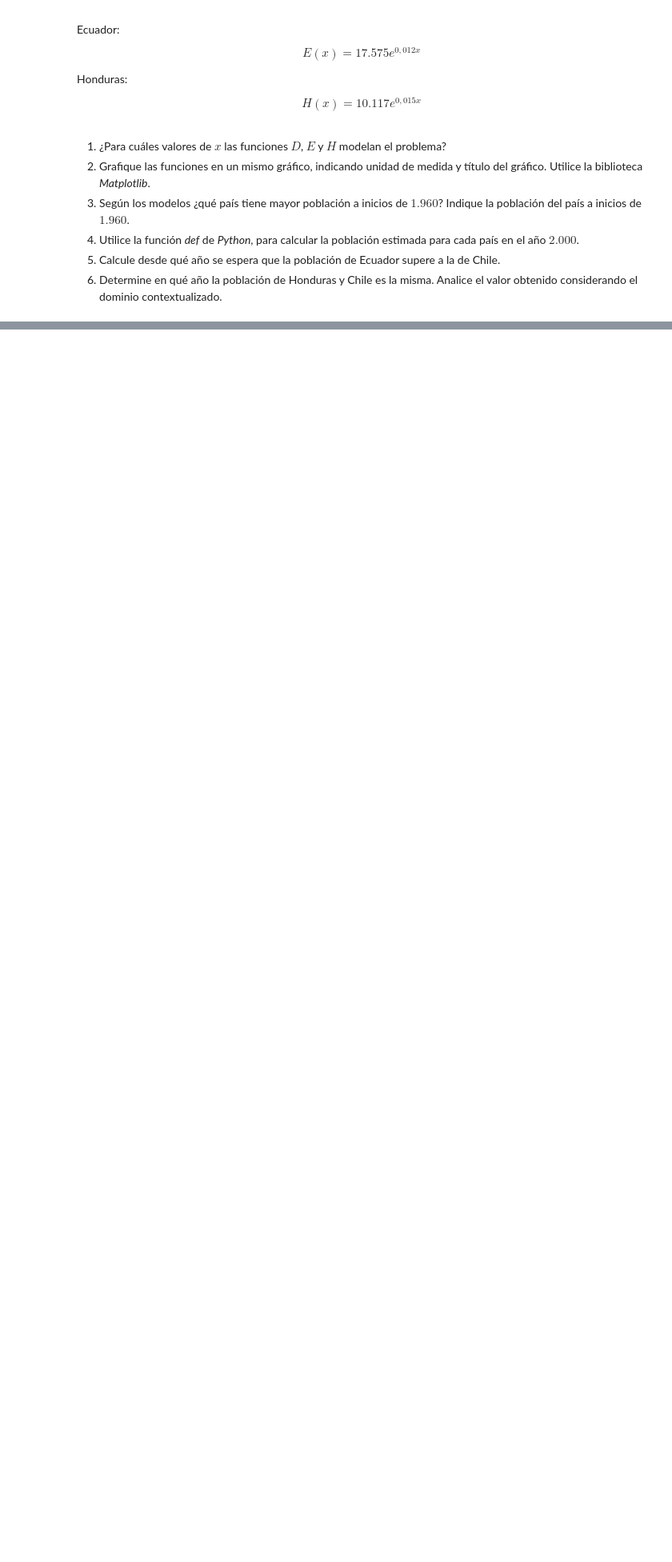
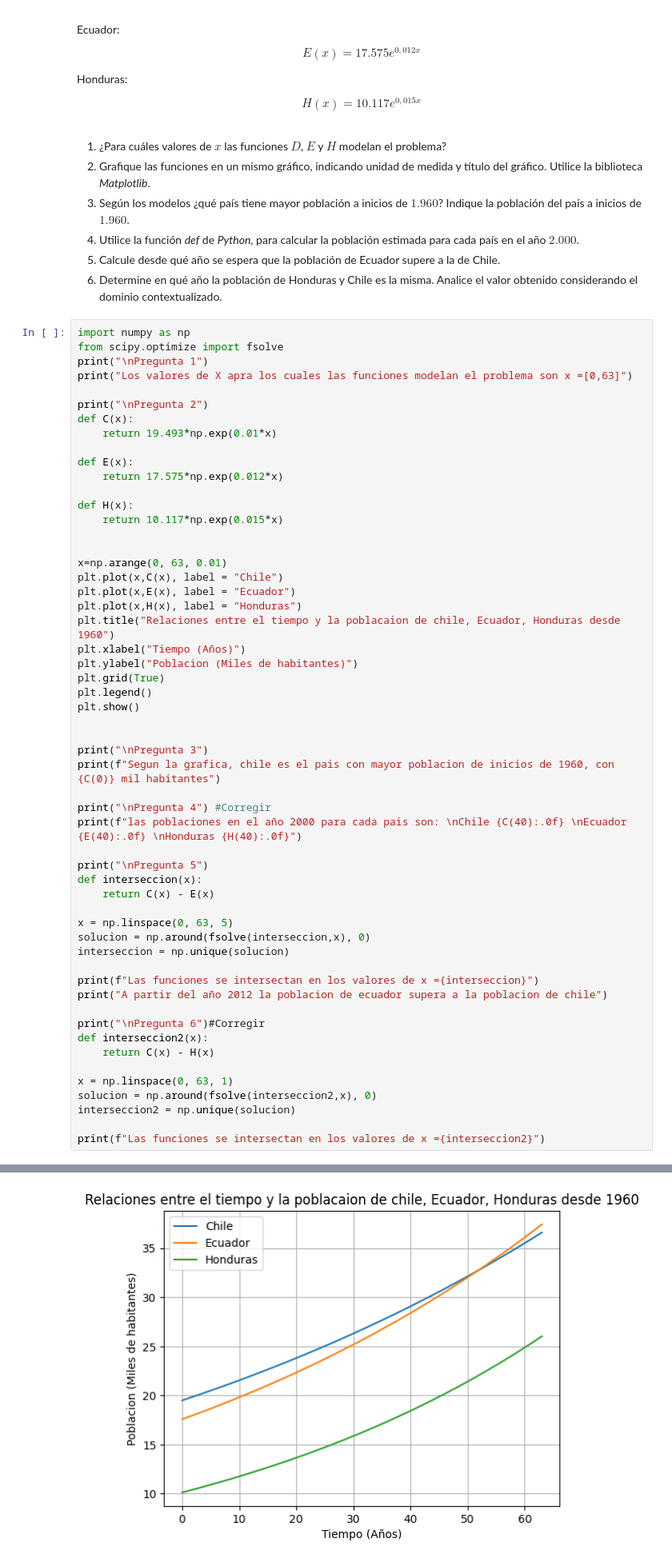
Before and after one commit to J4IM3LEZ/Aplicada, a Jupyter notebook: G3_Aplicaciones_de_funciones.ipynb, the cells around one changed output, grey strips where cells are left out. Shown: that part at 80% size. Drawn from its saved outputs; the diff is of its cells as text; blank space fills up the shorter version.

Commit message:
Se realiza problema 3 y 4

```diff
--- a/G3_Aplicaciones_de_funciones.ipynb
+++ b/G3_Aplicaciones_de_funciones.ipynb
@@ -262,3 +268,59 @@ $$H(x)=10.117e^{0,015x}$$
 4. Utilice la función *def* de *Python*, para calcular la población estimada para cada país en el año $2.000$.
 5. Calcule desde qué año se espera que la población de Ecuador supere a la de Chile.
 6. Determine en qué año la población de Honduras y Chile es la misma. Analice el valor obtenido considerando el dominio contextualizado.
+# %%
+import numpy as np
+from scipy.optimize import fsolve
+print("\nPregunta 1")
+print("Los valores de X apra los cuales las funciones modelan el problema son x =[0,63]")
+
+print("\nPregunta 2")
+def C(x):
+    return 19.493*np.exp(0.01*x)
+
+def E(x):
+    return 17.575*np.exp(0.012*x)
+
+def H(x):
+    return 10.117*np.exp(0.015*x)
+
+
+x=np.arange(0, 63, 0.01)
+plt.plot(x,C(x), label = "Chile")
+plt.plot(x,E(x), label = "Ecuador")
+plt.plot(x,H(x), label = "Honduras")
+plt.title("Relaciones entre el tiempo y la poblacaion de chile, Ecuador, Honduras desde 1960")
+plt.xlabel("Tiempo (Años)")
+plt.ylabel("Poblacion (Miles de habitantes)")
+plt.grid(True)
+plt.legend()
+plt.show()
+
+
+print("\nPregunta 3")
+print(f"Segun la grafica, chile es el pais con mayor poblacion de inicios de 1960, con {C(0)} mil habitantes")
+
+print("\nPregunta 4") #Corregir
+print(f"las poblaciones en el año 2000 para cada pais son: \nChile {C(40):.0f} \nEcuador {E(40):.0f} \nHonduras {H(40):.0f}")
+
+print("\nPregunta 5")
+def interseccion(x):
+    return C(x) - E(x)
+
+x = np.linspace(0, 63, 5)
+solucion = np.around(fsolve(interseccion,x), 0)
+interseccion = np.unique(solucion)
+
+print(f"Las funciones se intersectan en los valores de x ={interseccion}")
+print("A partir del año 2012 la poblacion de ecuador supera a la poblacion de chile")
+
+print("\nPregunta 6")#Corregir
+def interseccion2(x):
+    return C(x) - H(x)
+
+x = np.linspace(0, 63, 1)
+solucion = np.around(fsolve(interseccion2,x), 0)
+interseccion2 = np.unique(solucion)
+
+print(f"Las funciones se intersectan en los valores de x ={interseccion2}")
+# %% [output]
@@ -264,0 +331 @@ $$H(x)=10.117e^{0,015x}$$
+[figure, added]
```
Also changed, not shown: parts of 5 cells of this notebook.
